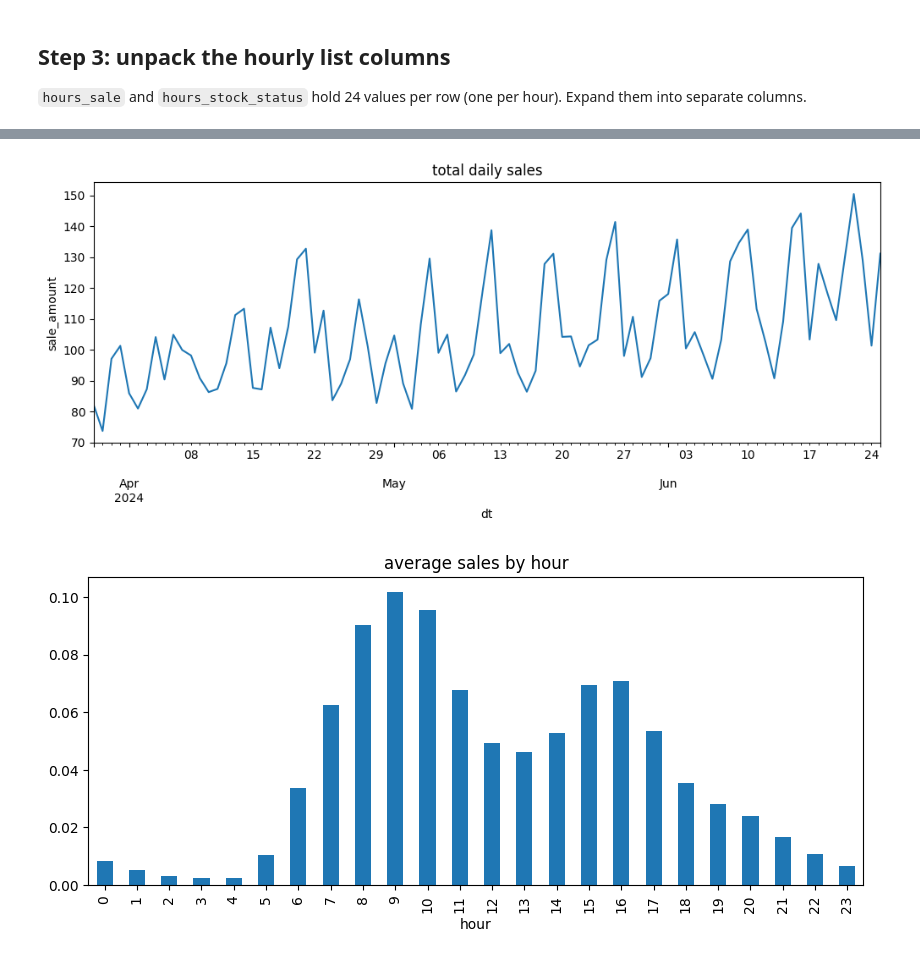
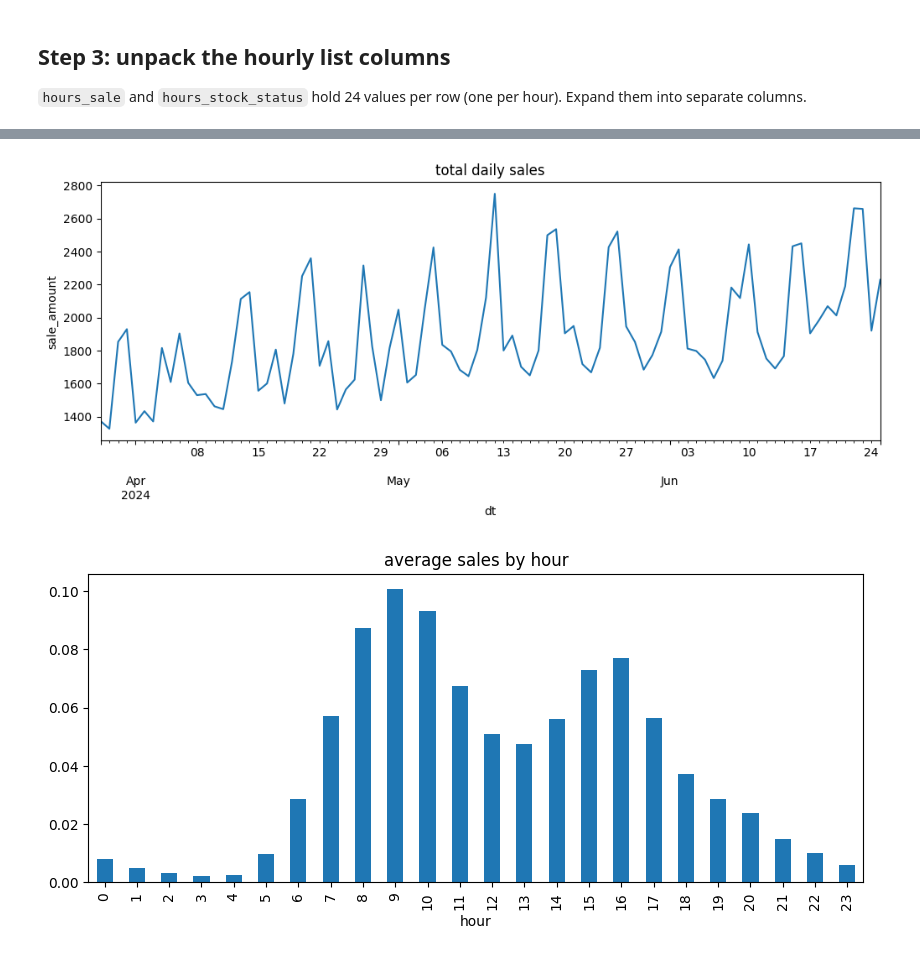
Before and after one commit to KTECeline/ODL-G15, a Jupyter notebook: Dataset.ipynb, the cells around one changed output, grey strips where cells are left out. Saved outputs shown, nothing was run; the diff lists cells and outputs as text; code cells hidden in the pictures.

```diff
--- a/Dataset.ipynb
+++ b/Dataset.ipynb
@@ -61,22 +62,16 @@ keys = ["store_id", "product_id"]
 train_df = train_df.dropna().drop_duplicates(subset=keys + ["dt"])
 eval_df = eval_df.dropna().drop_duplicates(subset=keys + ["dt"])
 
-# keep only series with the full 90-day history
+# keep only series with the full 90-day history, pick 5,000 at random
 counts = train_df.groupby(keys).size()
 full_series = counts[counts == 90].reset_index()[keys]
+chosen = full_series.sample(n=5000, random_state=42)
 
-# pick 112 series at random -> 10,080 train rows
-chosen = full_series.sample(n=112, random_state=42)
+data = pd.concat([train_df.merge(chosen, on=keys).assign(split="train"),
+                  eval_df.merge(chosen, on=keys).assign(split="test")])
+data["dt"] = pd.to_datetime(data["dt"])
+data = data.sort_values(keys + ["dt"]).reset_index(drop=True)
 
-df = train_df.merge(chosen, on=keys)
-test_df = eval_df.merge(chosen, on=keys)   # same series, the 7 days after -> time-based test set
-
-for d in (df, test_df):
-    d["dt"] = pd.to_datetime(d["dt"])
-    d.sort_values(keys + ["dt"], inplace=True)
-    d.reset_index(drop=True, inplace=True)
-
-print("train subset:", df.shape)
-print("test subset: ", test_df.shape)
-print("series:", df.groupby(keys).ngroups)
+print(data.shape)
+print(data["split"].value_counts())
 # %% [output]
@@ -87,13 +84,9 @@ series: 112
 ## Step 3: unpack the hourly list columns
 `hours_sale` and `hours_stock_status` hold 24 values per row (one per hour). Expand them into separate columns.
 # %%
-def unpack_hours(d):
-    sale_h = pd.DataFrame(d["hours_sale"].tolist(), index=d.index).add_prefix("sale_h")
-    stock_h = pd.DataFrame(d["hours_stock_status"].tolist(), index=d.index).add_prefix("stock_h")
-    return pd.concat([d.drop(columns=["hours_sale", "hours_stock_status"]), sale_h, stock_h], axis=1)
-
-df = unpack_hours(df)
-test_df = unpack_hours(test_df)
-print(df.shape)
-df.head()
+sale_h = pd.DataFrame(data["hours_sale"].tolist(), index=data.index).add_prefix("sale_h")
+stock_h = pd.DataFrame(data["hours_stock_status"].tolist(), index=data.index).add_prefix("stock_h")
+data = pd.concat([data.drop(columns=["hours_sale", "hours_stock_status"]), sale_h, stock_h], axis=1)
+print(data.shape)
+data.head()
 # %% [output]
@@ -143,0 +103,4 @@ memory usage: 4.9 MB
+# %%
+eda = data[data["split"] == "train"]
+eda.info()
+eda.describe().T
@@ -180,20 +194,20 @@ rows with any stockout: 44.9 %
 # %%
-# total sales per day across the subset
-df.groupby("dt")["sale_amount"].sum().plot(figsize=(12, 4))
+# total sales per day
+eda.groupby("dt")["sale_amount"].sum().plot(figsize=(12, 4))
 plt.title("total daily sales")
 plt.ylabel("sale_amount")
 plt.show()
 # %% [output]
-[figure, old version]
+[figure, new version]
 # %%
 # average sales by hour of day
 sale_cols = [f"sale_h{i}" for i in range(24)]
-df[sale_cols].mean().set_axis(range(24)).plot(kind="bar", figsize=(10, 4))
+eda[sale_cols].mean().set_axis(range(24)).plot(kind="bar", figsize=(10, 4))
 plt.title("average sales by hour")
 plt.xlabel("hour")
 plt.show()
 # %% [output]
-[figure, old version]
+[figure, new version]
 # %%
 # correlation between the numeric features
 num_cols = ["sale_amount", "stock_hour6_22_cnt", "discount", "holiday_flag", "activity_flag",
```
Also changed, not shown: parts of 17 cells of this notebook, 6 other files.
